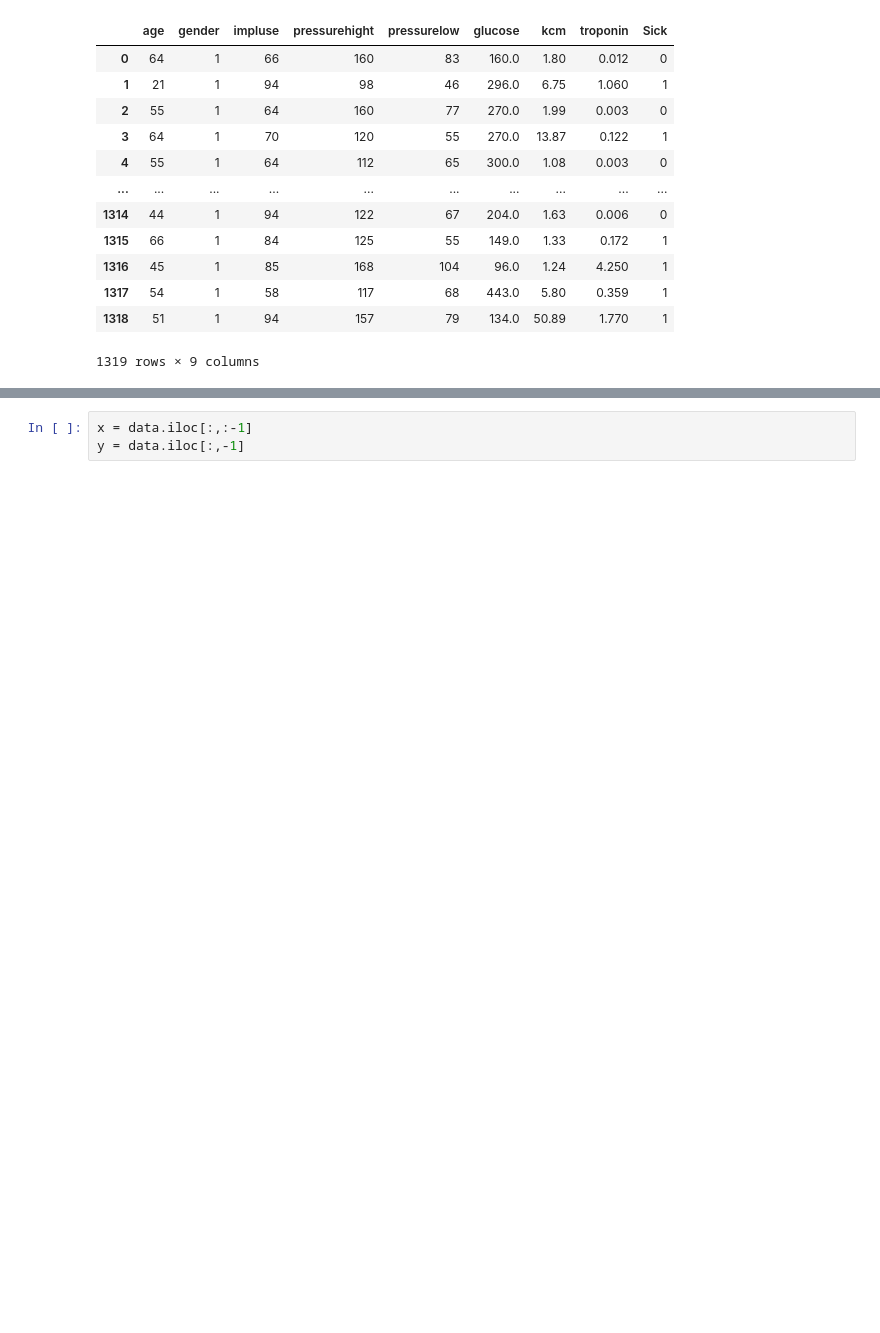
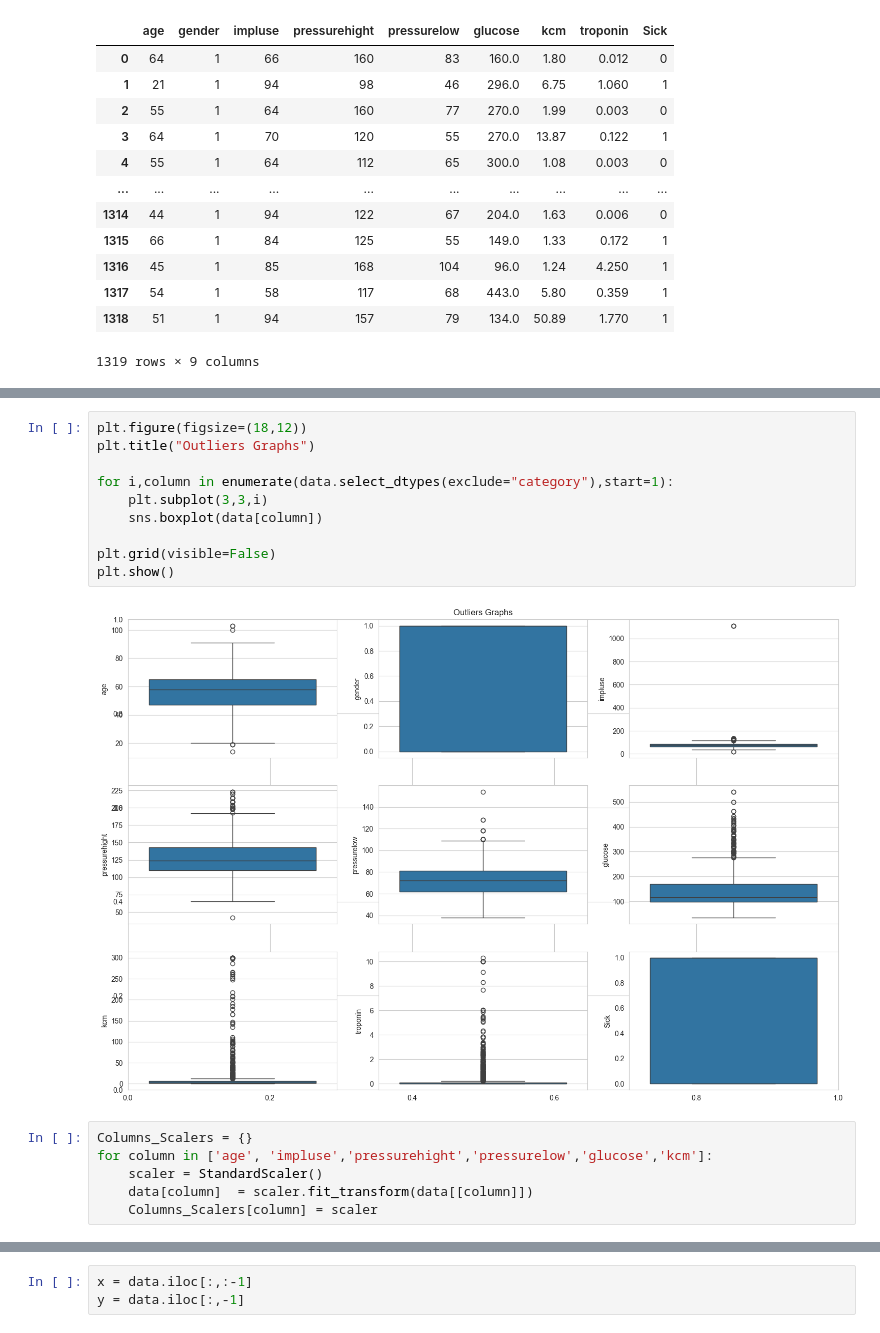
Before and after one commit to Youssef3082004/Heart_Attack_Model, a Jupyter notebook: Heart_Attack_ML.ipynb, the cells around one changed output, grey strips where cells are left out. Cells and saved outputs as stored; diff of their text form; blank space fills up the shorter version.

```diff
--- a/Heart_Attack_ML.ipynb
+++ b/Heart_Attack_ML.ipynb
@@ -128,2 +143,20 @@ data
+# %%
+plt.figure(figsize=(18,12))
+plt.title("Outliers Graphs")
+
+for i,column in enumerate(data.select_dtypes(exclude="category"),start=1):
+    plt.subplot(3,3,i)
+    sns.boxplot(data[column])
+
+plt.grid(visible=False)
+plt.show()
+# %% [output]
+[figure, added]
+# %%
+Columns_Scalers = {}
+for column in ['age', 'impluse','pressurehight','pressurelow','glucose','kcm']:
+    scaler = StandardScaler()
+    data[column]  = scaler.fit_transform(data[[column]])
+    Columns_Scalers[column] = scaler
 # %%
 corr = data.corr()
```
Also changed, not shown: parts of 23 cells of this notebook.
